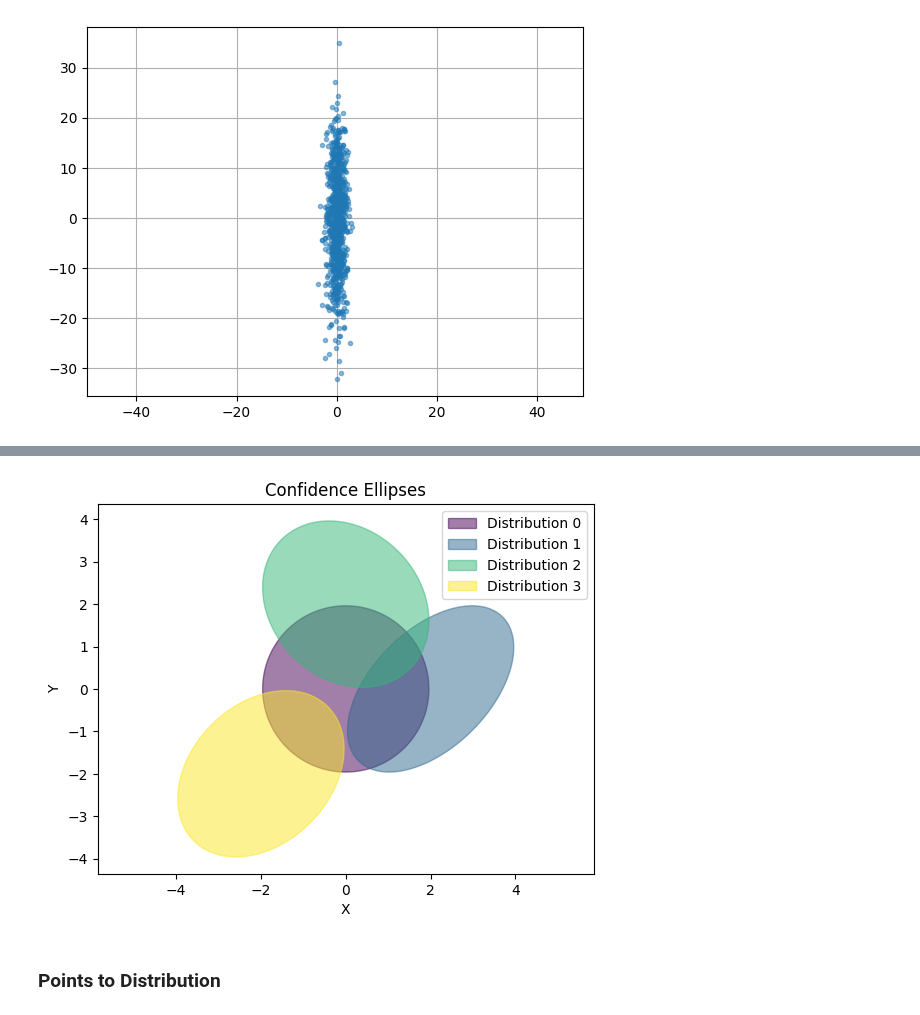
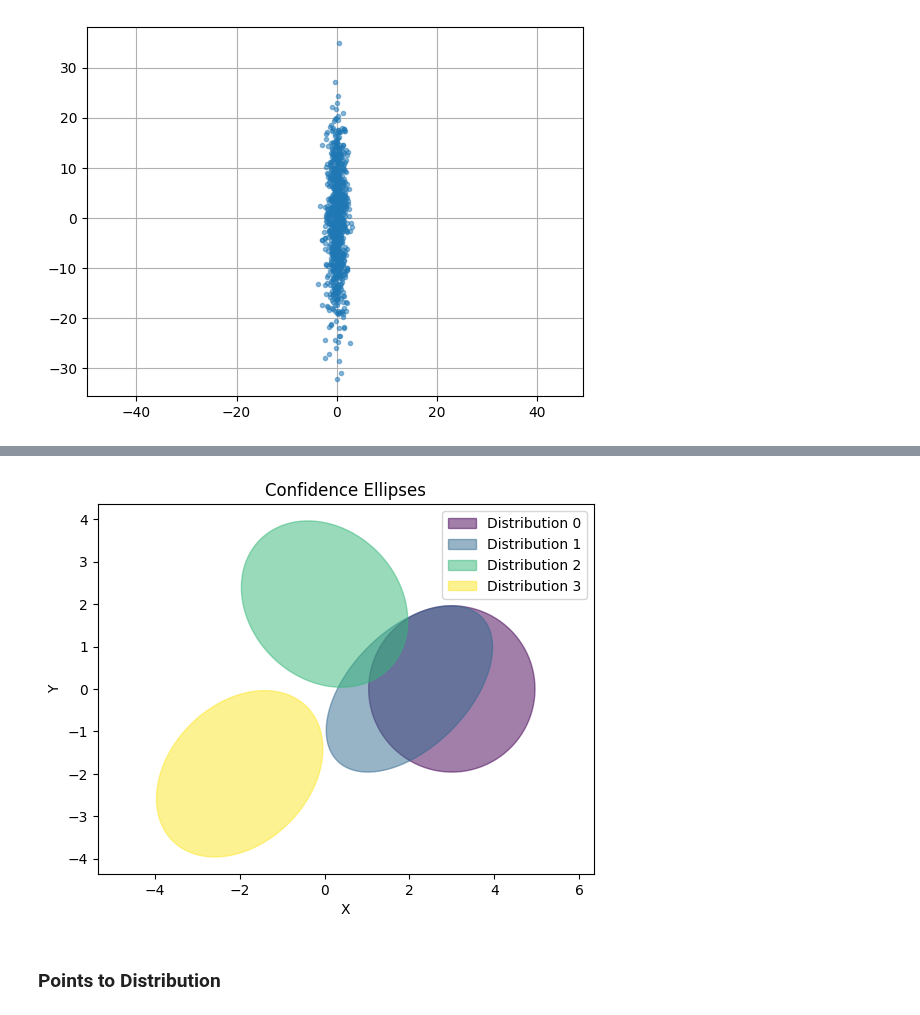
Before and after one commit to alessandrosantospirito/jupyterlite, a Jupyter notebook: content/pytroch/00 - Gaussian Calculus.ipynb, the cells around one changed output, grey strips where cells are left out. Cells and saved outputs as stored; diff of their text form; code cells hidden in the pictures.

```diff
--- a/content/pytroch/00 - Gaussian Calculus.ipynb
+++ b/content/pytroch/00 - Gaussian Calculus.ipynb
@@ -32,61 +68,14 @@ WARNING: Running pip as the 'root' user can result in broken permissions and con
 # %%
-import numpy as np
-import matplotlib.pyplot as plt
-from matplotlib.patches import Polygon
-from itertools import cycle
-
-def create_ellipse_points(mean, cov, n_std=1.96, n_points=100):
-    eigenvalues, eigenvectors = np.linalg.eig(cov)
-    angle = np.arctan2(eigenvectors[1, 0], eigenvectors[0, 0])
-
-    t = np.linspace(0, 2*np.pi, n_points)
-    ellipse_x = n_std * np.sqrt(eigenvalues[0]) * np.cos(t)
-    ellipse_y = n_std * np.sqrt(eigenvalues[1]) * np.sin(t)
-
-    R = np.array([[np.cos(angle), -np.sin(angle)],
-                  [np.sin(angle), np.cos(angle)]])
-
-    ellipse_points = np.dot(np.column_stack([ellipse_x, ellipse_y]), R.T) + mean
-    return ellipse_points[:, 0], ellipse_points[:, 1]
-
-def plot_confidence_ellipses(distributions, n_std=1.96):
-    fig, ax = plt.subplots()
-
-    cmap = plt.get_cmap('viridis')
-    colors = cycle(cmap(np.linspace(0, 1, len(distributions))))
-    patches = []
-
-    for idx, dist in enumerate(distributions):
-        mean, cov = dist[0], np.array([dist[1], dist[2]])
-        x, y = create_ellipse_points(mean, cov, n_std)
-
-        # Get the next color from the colormap
-        color = next(colors)
-
-        # Create polygon
-        polygon_points = np.column_stack([x, y])
-        poly = Polygon(polygon_points, closed=True, fill=True, color=color, alpha=0.5)
-        ax.add_patch(poly)
-        patches.append(poly)
-
-    ax.set_title('Confidence Ellipses')
-    ax.set_xlabel('X')
-    ax.set_ylabel('Y')
-    ax.legend(patches, ['Distribution {}'.format(i) for i in range(len(distributions))])
-    ax.axis('equal')
-
-    plt.show()
-
 distributions = np.array([
-    [[0, 0], [1, 0], [0, 1]],
+    [[3, 0], [1, 0], [0, 1]],
     [[2, 0], [1, 0.5], [0.5, 1]],
     [[0, 2], [1, -0.2], [-0.2, 1]],
     [[-2, -2], [1, 0.3], [0.3, 1]]
 ])
 
-plot_confidence_ellipses(distributions)
+plot_confidence_ellipses(distributions).show()
 # %% [output]
-[figure, old version]
+[figure, new version]
 # %% [markdown]
 ### Points to Distribution
 # %% [markdown]
```
Also changed, not shown: parts of 8 cells of this notebook, 1 other file.
